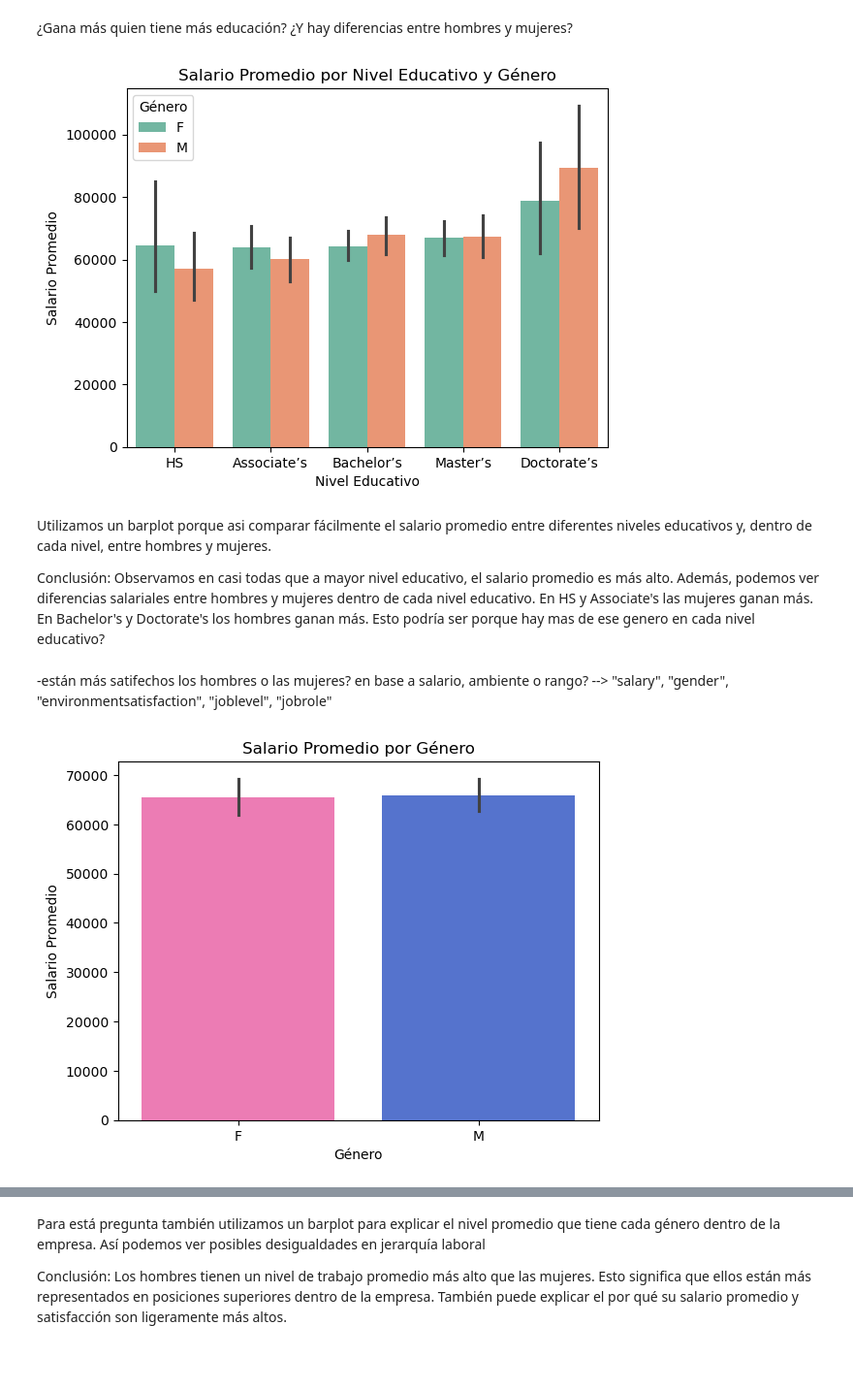
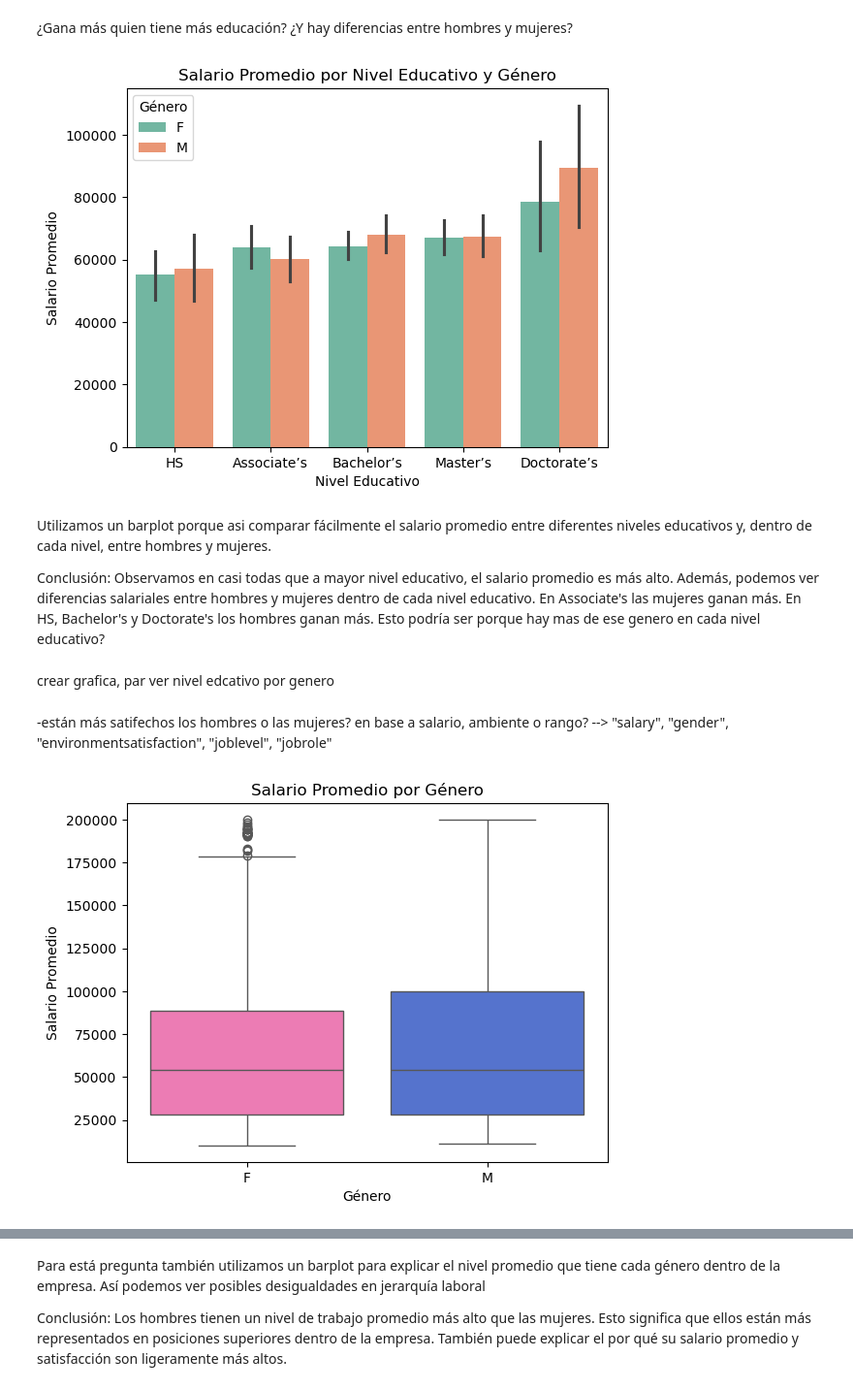
Before and after one commit to NuriaSalasVazquez/project-da-promo-49-modulo-3-team-4, a Jupyter notebook: EDA.ipynb, the cells around one changed output, grey strips where cells are left out. Shown at 97% size. Drawn from its saved outputs; the diff is of its cells as text; code cells hidden in the pictures; blank space fills up the shorter version.

```diff
--- a/EDA.ipynb
+++ b/EDA.ipynb
@@ -847,7 +904,7 @@ Vemos que hay una diferencia en la cantidad de empleados entre géneros. Si la b
 # %% [markdown]
 ¿Gana más quien tiene más educación? ¿Y hay diferencias entre hombres y mujeres?
 # %%
-sns.barplot(x='education', y='salary', hue='gender', data=df, palette='Set2')
+sns.barplot(x='education', y=clean_salary, hue='gender', data=df, palette='Set2')
 
 plt.title("Salario Promedio por Nivel Educativo y Género")
 plt.xlabel("Nivel Educativo")
@@ -856,5 +913,5 @@ plt.legend(title="Género")
 
 plt.show()
 # %% [output]
-[figure, old version]
+[figure, new version]
 # %% [markdown]
@@ -862,15 +919,17 @@ Utilizamos un barplot porque asi comparar fácilmente el salario promedio entre
 
 Conclusión:
-Observamos en casi todas que a mayor nivel educativo, el salario promedio es más alto. Además, podemos ver diferencias salariales entre hombres y mujeres dentro de cada nivel educativo. En HS y Associate's las mujeres ganan más. En Bachelor's y Doctorate's los hombres ganan más.
+Observamos en casi todas que a mayor nivel educativo, el salario promedio es más alto. Además, podemos ver diferencias salariales entre hombres y mujeres dentro de cada nivel educativo. En Associate's las mujeres ganan más. En HS, Bachelor's y Doctorate's los hombres ganan más.
 Esto podría ser porque hay mas de ese genero en cada nivel educativo?
+# %% [markdown]
+crear grafica, par ver nivel edcativo por genero
 # %% [markdown]
  -están más satifechos los hombres o las mujeres? en base a salario, ambiente o rango? --> "salary", "gender", "environmentsatisfaction", "joblevel", "jobrole"
 # %%
-sns.barplot(x="gender", y="salary", data=df, palette={"F": "#FF69B4", "M": "#4169E1"})
+sns.boxplot(x="gender", y=clean_salary, data=df, palette={"F": "#FF69B4", "M": "#4169E1"})
 plt.title("Salario Promedio por Género")
 plt.xlabel("Género")
 plt.ylabel("Salario Promedio")
 plt.show()
 # %% [output]
-[figure, old version]
+[figure, new version]
 # %% [markdown]
```
Also changed, not shown: parts of 25 cells of this notebook.
